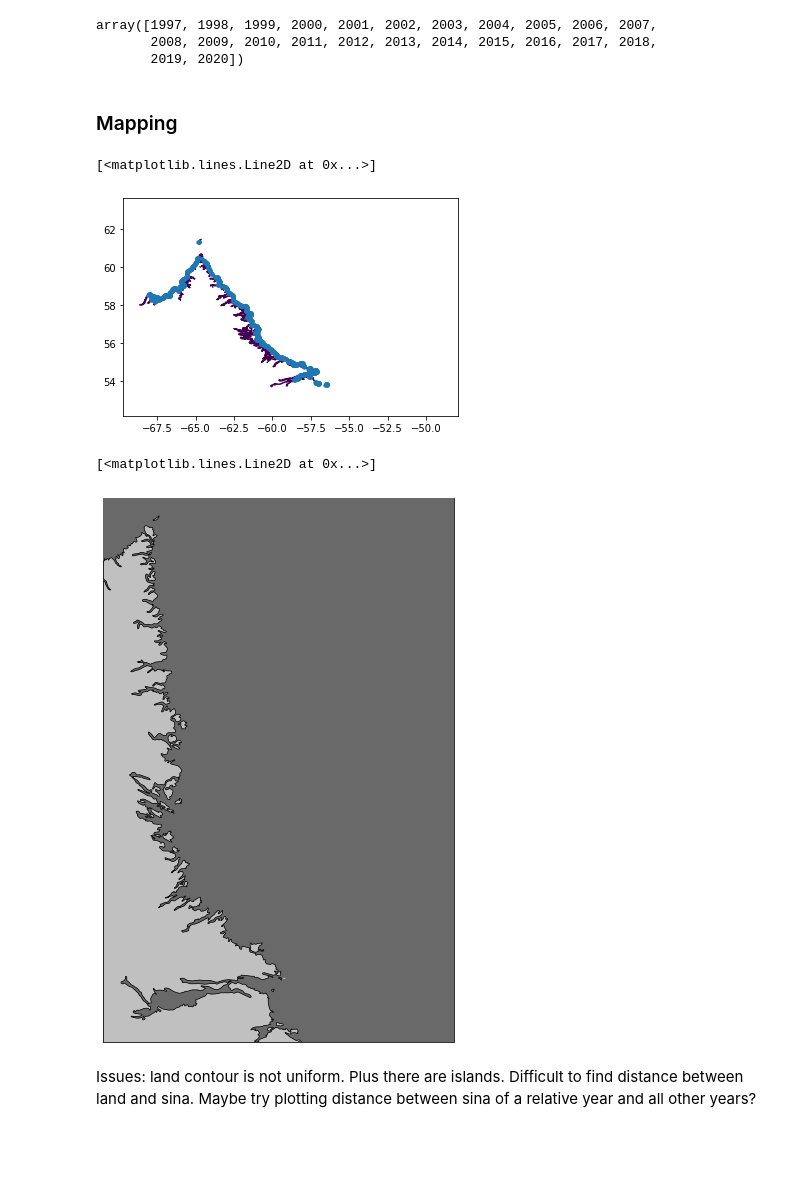
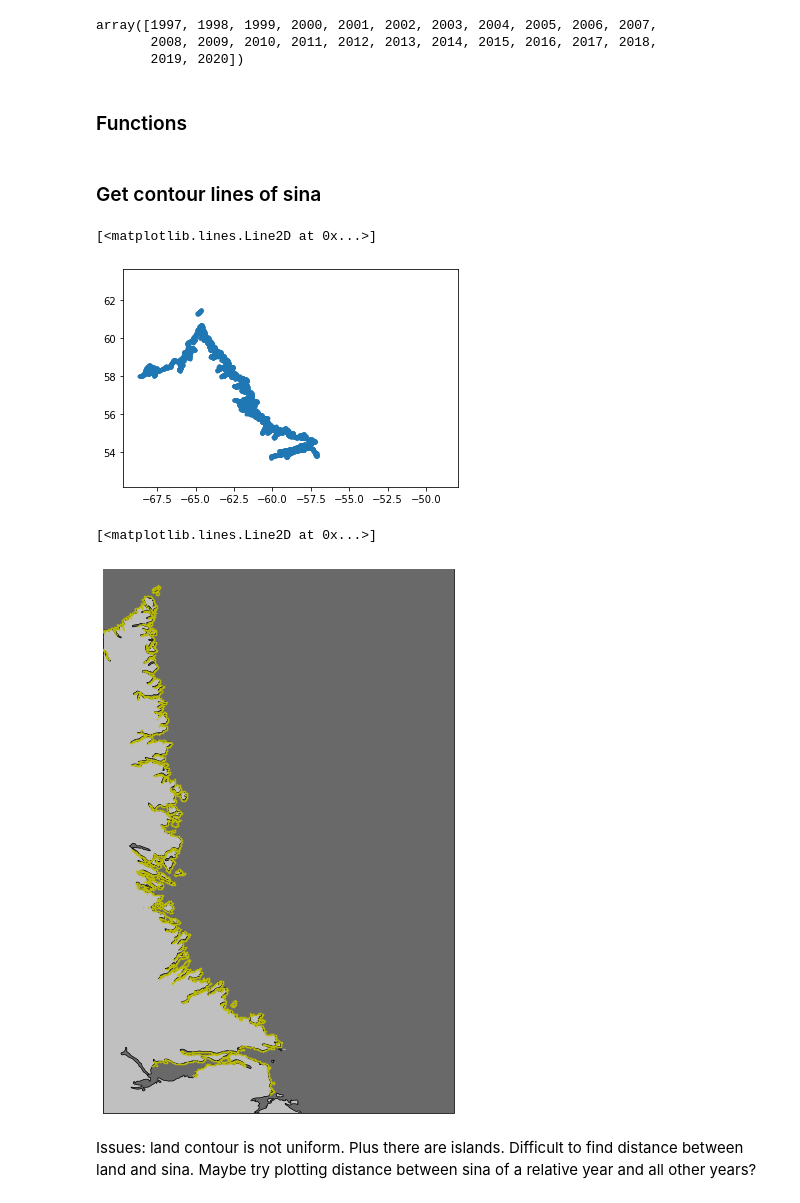
Before and after one commit to maynwang/CIS, a Jupyter notebook: landfast.ipynb, the cells around one changed output. Drawn from its saved outputs; the diff is of its cells as text; code cells hidden in the pictures; blank space fills up the shorter version.

```diff
--- a/landfast.ipynb
+++ b/landfast.ipynb
@@ -68,5 +68,5 @@ array([1997, 1998, 1999, 2000, 2001, 2002, 2003, 2004, 2005, 2006, 2007,
        2008, 2009, 2010, 2011, 2012, 2013, 2014, 2015, 2016, 2017, 2018,
        2019, 2020])
 # %% [markdown]
-### Mapping
+### Functions
 # %%
@@ -107,20 +115,27 @@ def plot_cartopy():
+# %% [markdown]
+### Get contour lines of sina
 # %%
 # Get land values
 CS = plt.contour(lon, lat, land, levels=[0])
 sina = CS.allsegs
 sina = np.concatenate(np.concatenate(sina, axis=0))
 landlon = sina[:,0]
 landlat = sina[:,1]
-plt.plot(xarr,yarr,'.')
+plt.plot(landlon,landlat,'.')
 # %% [output]
 [<matplotlib.lines.Line2D at 0x...>]
-[figure, old version]
+[figure, new version]
 # %%
 plot_cartopy()
-plt.plot(landlon,landlon,'y.',markersize=1,transform=ccrs.PlateCarree(),zorder=4)
+rot = ccrs.RotatedPole(pole_latitude=55,pole_longitude=150)
+transform = rot.transform_points(rot,landlon,landlat)
+x_n = transform[...,0]
+y_n = transform[...,1]
+
+plt.plot(x_n,y_n,'y.',markersize=1,transform=ccrs.PlateCarree(),zorder=4)
 # %% [output]
 [<matplotlib.lines.Line2D at 0x...>]
-[figure, old version]
+[figure, new version]
 # %% [markdown]
 Issues: land contour is not uniform. Plus there are islands. Difficult to find distance between land and sina. Maybe try plotting distance between sina of a relative year and all other years?
 # %%
```
Also changed, not shown: parts of 9 cells of this notebook.
